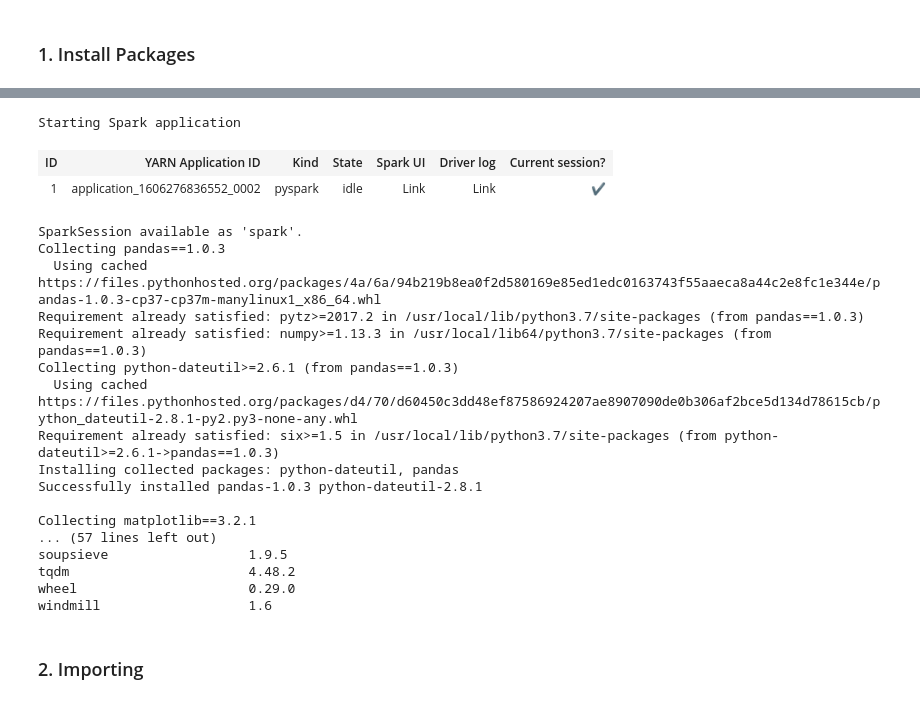
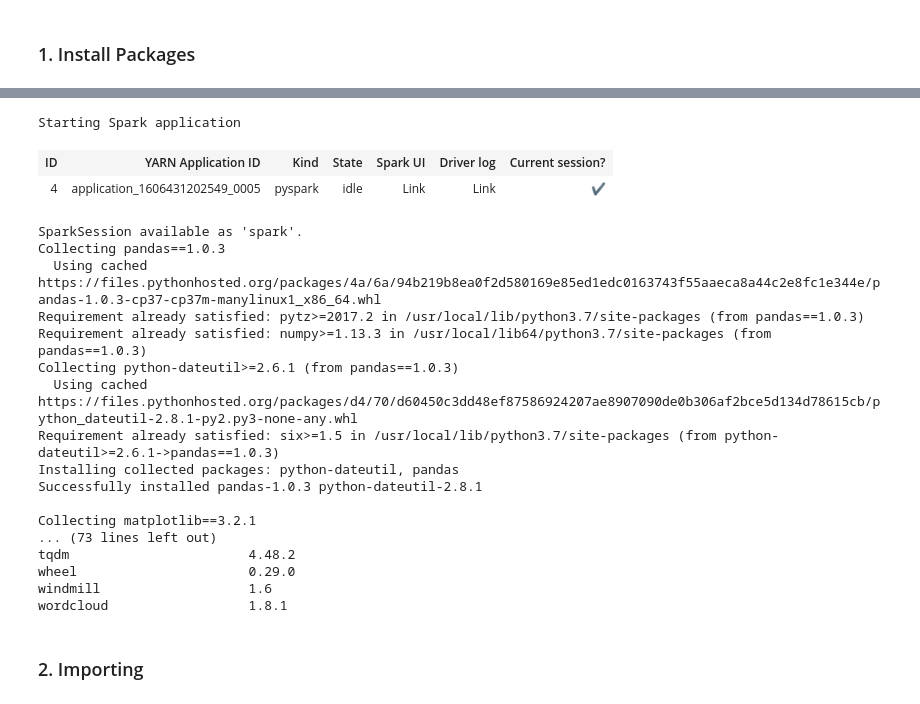
Before and after one commit to wuyaheng/EMR-S3-Pyspark, a Jupyter notebook: Analysis.ipynb, the cells around one changed output, grey strips where cells are left out. Saved outputs shown, nothing was run; the diff lists cells and outputs as text; code cells hidden in the pictures.

```diff
--- a/Analysis.ipynb
+++ b/Analysis.ipynb
@@ -18,15 +21,16 @@ s3://yelpreviewdataset/yelp_academic_dataset_user.json
 # %%
 from pyspark.sql import SparkSession
 my_spark = SparkSession.builder.getOrCreate()
 sc.install_pypi_package("pandas==1.0.3")
 sc.install_pypi_package("matplotlib==3.2.1")
 sc.install_pypi_package("seaborn==0.10.0")
+sc.install_pypi_package("wordcloud==1.8.1")
 sc.list_packages()
 # %% [output]
 [interactive output not drawn]
 Starting Spark application
 | ID | YARN Application ID | Kind | State | Spark UI | Driver log | Current session? |
-| 1 | application_1606276836552_0002 | pyspark | idle | Link | Link | ✔ |
+| 4 | application_1606431202549_0005 | pyspark | idle | Link | Link | ✔ |
 SparkSession available as 'spark'.
 Collecting pandas==1.0.3
   Using cached https://files.pythonhosted.org/packages/4a/6a/94b219b8ea0f2d580169e85ed1edc0163743f55aaeca8a44c2e8fc1e344e/pandas-1.0.3-cp37-cp37m-manylinux1_x86_64.whl
@@ -39,11 +43,11 @@ Installing collected packages: python-dateutil, pandas
 Successfully installed pandas-1.0.3 python-dateutil-2.8.1
 
 Collecting matplotlib==3.2.1
-... (57 lines left out)
-soupsieve                  1.9.5
+... (73 lines left out)
 tqdm                       4.48.2
 wheel                      0.29.0
 windmill                   1.6
+wordcloud                  1.8.1
 # %% [markdown]
 ### 2. Importing
 # %%
```
Also changed, not shown: parts of 33 cells of this notebook, 2 other files.
